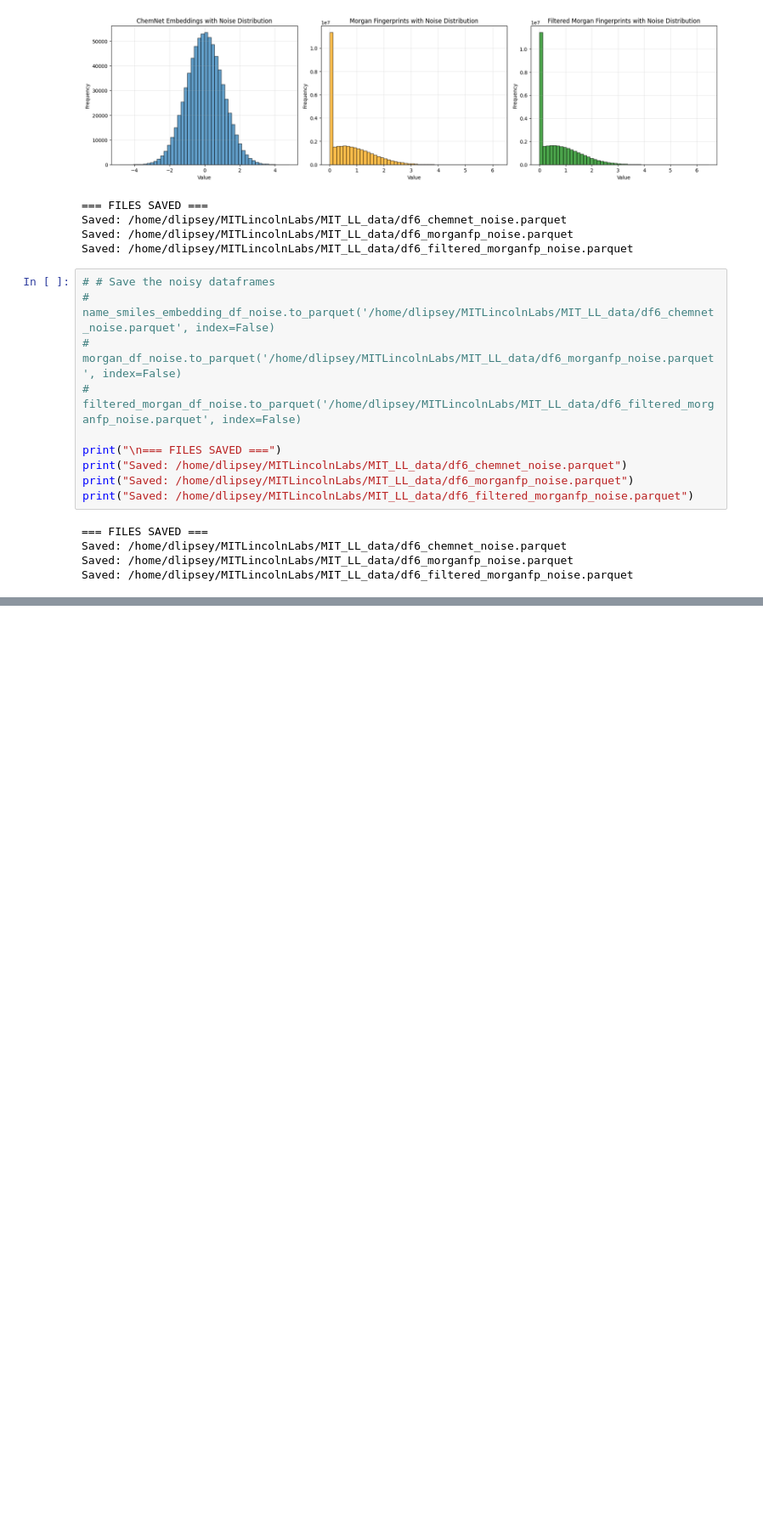
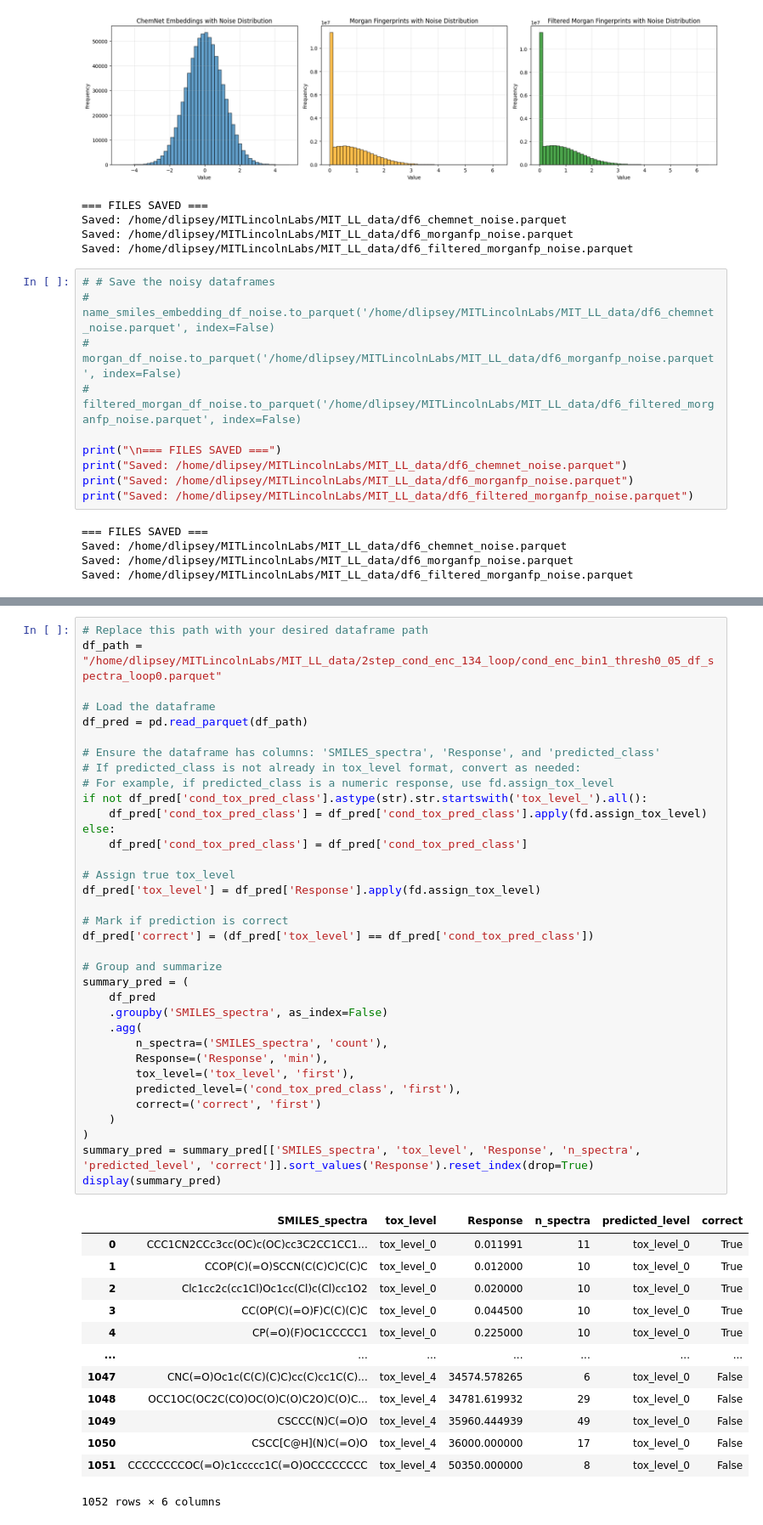
Before and after one commit to DashLLipsey/PREDICT-MIT-LL, a Jupyter notebook: Notebooks/Misc_Experiments.ipynb, the cells around one changed output, grey strips where cells are left out. Shown at 85% size. Drawn from its saved outputs; the diff is of its cells as text; blank space fills up the shorter version.

```diff
--- a/Notebooks/Misc_Experiments.ipynb
+++ b/Notebooks/Misc_Experiments.ipynb
@@ -1163,0 +1056,49 @@ print(f"\nConclusion: There are {tensor_classes[0]} EPA_level_1 spectra in this
+# %%
+# Replace this path with your desired dataframe path
+df_path = "/home/dlipsey/MITLincolnLabs/MIT_LL_data/2step_cond_enc_134_loop/cond_enc_bin1_thresh0_05_df_spectra_loop0.parquet"
+
+# Load the dataframe
+df_pred = pd.read_parquet(df_path)
+
+# Ensure the dataframe has columns: 'SMILES_spectra', 'Response', and 'predicted_class'
+# If predicted_class is not already in tox_level format, convert as needed:
+# For example, if predicted_class is a numeric response, use fd.assign_tox_level
+if not df_pred['cond_tox_pred_class'].astype(str).str.startswith('tox_level_').all():
+    df_pred['cond_tox_pred_class'] = df_pred['cond_tox_pred_class'].apply(fd.assign_tox_level)
+else:
+    df_pred['cond_tox_pred_class'] = df_pred['cond_tox_pred_class']
+
+# Assign true tox_level
+df_pred['tox_level'] = df_pred['Response'].apply(fd.assign_tox_level)
+
+# Mark if prediction is correct
+df_pred['correct'] = (df_pred['tox_level'] == df_pred['cond_tox_pred_class'])
+
+# Group and summarize
+summary_pred = (
+    df_pred
+    .groupby('SMILES_spectra', as_index=False)
+    .agg(
+        n_spectra=('SMILES_spectra', 'count'),
+        Response=('Response', 'min'),
+        tox_level=('tox_level', 'first'),
+        predicted_level=('cond_tox_pred_class', 'first'),
+        correct=('correct', 'first')
+    )
+)
+summary_pred = summary_pred[['SMILES_spectra', 'tox_level', 'Response', 'n_spectra', 'predicted_level', 'correct']].sort_values('Response').reset_index(drop=True)
+display(summary_pred)
+# %% [output]
+|  | SMILES_spectra | tox_level | Response | n_spectra | predicted_level | correct |
+| 0 | CCC1CN2CCc3cc(OC)c(OC)cc3C2CC1CC1... | tox_level_0 | 0.011991 | 11 | tox_level_0 | True |
+| 1 | CCOP(C)(=O)SCCN(C(C)C)C(C)C | tox_level_0 | 0.012000 | 10 | tox_level_0 | True |
+| 2 | Clc1cc2c(cc1Cl)Oc1cc(Cl)c(Cl)cc1O2 | tox_level_0 | 0.020000 | 10 | tox_level_0 | True |
+| 3 | CC(OP(C)(=O)F)C(C)(C)C | tox_level_0 | 0.044500 | 10 | tox_level_0 | True |
+| 4 | CP(=O)(F)OC1CCCCC1 | tox_level_0 | 0.225000 | 10 | tox_level_0 | True |
+| ... | ... | ... | ... | ... | ... | ... |
+| 1047 | CNC(=O)Oc1c(C(C)(C)C)cc(C)cc1C(C)... | tox_level_4 | 34574.578265 | 6 | tox_level_0 | False |
+| 1048 | OCC1OC(OC2C(CO)OC(O)C(O)C2O)C(O)C... | tox_level_4 | 34781.619932 | 29 | tox_level_0 | False |
+| 1049 | CSCCC(N)C(=O)O | tox_level_4 | 35960.444939 | 49 | tox_level_0 | False |
+| 1050 | CSCC[C@H](N)C(=O)O | tox_level_4 | 36000.000000 | 17 | tox_level_0 | False |
+| 1051 | CCCCCCCCOC(=O)c1ccccc1C(=O)OCCCCCCCC | tox_level_4 | 50350.000000 | 8 | tox_level_0 | False |
+1052 rows × 6 columns
```
Also changed, not shown: parts of 13 cells of this notebook, 5 other files.
